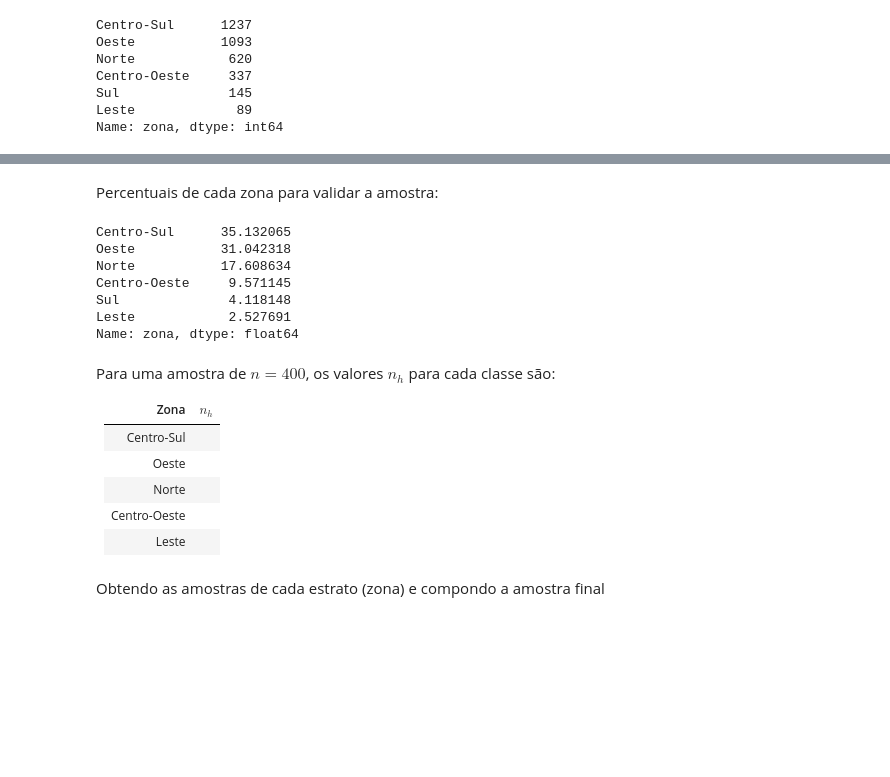
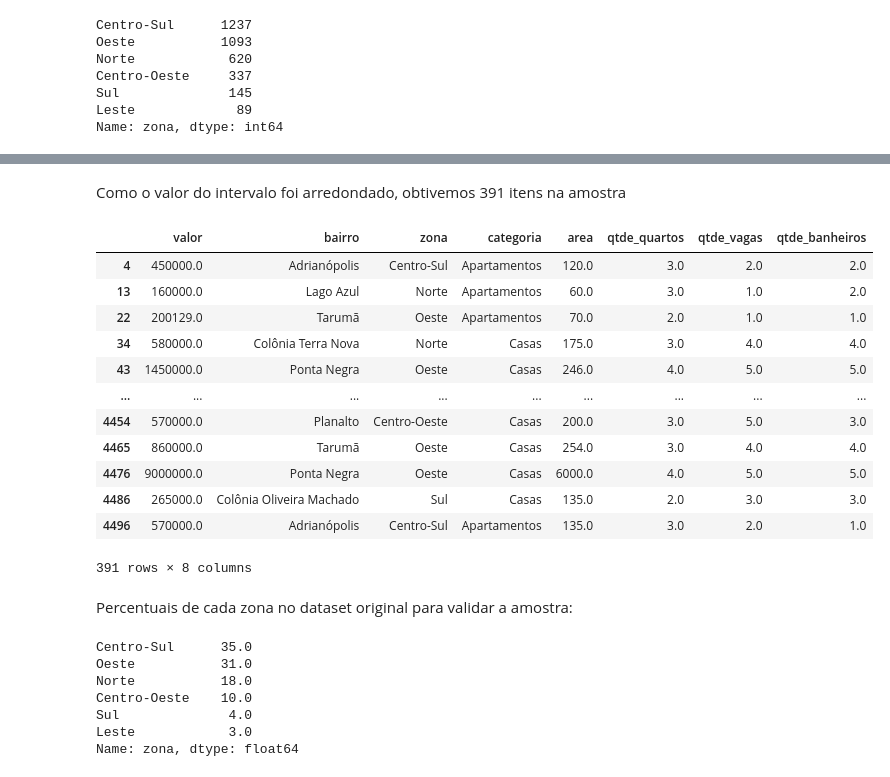
Before and after one commit to migvanderlei/analise_estatistica_mercado_imobiliario, a Jupyter notebook: PE_amostragem.ipynb, the cells around one changed output, grey strips where cells are left out. Cells and saved outputs as stored; diff of their text form; code cells hidden in the pictures; blank space fills up the shorter version.

```diff
--- a/PE_amostragem.ipynb
+++ b/PE_amostragem.ipynb
@@ -73,24 +115,34 @@ Name: zona, dtype: int64
+# %%
+# range com início, fim e intervalo
+ids = np.arange(3, 3521, 9)
+# %% [markdown]
+Como o valor do intervalo foi arredondado, obtivemos 391 itens na amostra
+# %%
+amostra = data.iloc[ids]
+amostra
+# %% [output]
+|  | valor | bairro | zona | categoria | area | qtde_quartos | qtde_vagas | qtde_banheiros |
+| 4 | 450000.0 | Adrianópolis | Centro-Sul | Apartamentos | 120.0 | 3.0 | 2.0 | 2.0 |
+| 13 | 160000.0 | Lago Azul | Norte | Apartamentos | 60.0 | 3.0 | 1.0 | 2.0 |
+| 22 | 200129.0 | Tarumã | Oeste | Apartamentos | 70.0 | 2.0 | 1.0 | 1.0 |
+| 34 | 580000.0 | Colônia Terra Nova | Norte | Casas | 175.0 | 3.0 | 4.0 | 4.0 |
+| 43 | 1450000.0 | Ponta Negra | Oeste | Casas | 246.0 | 4.0 | 5.0 | 5.0 |
+| ... | ... | ... | ... | ... | ... | ... | ... | ... |
+| 4454 | 570000.0 | Planalto | Centro-Oeste | Casas | 200.0 | 3.0 | 5.0 | 3.0 |
+| 4465 | 860000.0 | Tarumã | Oeste | Casas | 254.0 | 3.0 | 4.0 | 4.0 |
+| 4476 | 9000000.0 | Ponta Negra | Oeste | Casas | 6000.0 | 4.0 | 5.0 | 5.0 |
+| 4486 | 265000.0 | Colônia Oliveira Machado | Sul | Casas | 135.0 | 2.0 | 3.0 | 3.0 |
+| 4496 | 570000.0 | Adrianópolis | Centro-Sul | Apartamentos | 135.0 | 3.0 | 2.0 | 1.0 |
+391 rows × 8 columns
 # %% [markdown]
-Percentuais de cada zona para validar a amostra:
+Percentuais de cada zona no dataset original para validar a amostra:
 # %%
-data['zona'].value_counts(normalize=True) * 100
+(data.zona.value_counts(normalize=True) * 100).round()
 # %% [output]
-Centro-Sul      35.132065
-Oeste           31.042318
-Norte           17.608634
-Centro-Oeste     9.571145
-Sul              4.118148
-Leste            2.527691
+Centro-Sul      35.0
+Oeste           31.0
+Norte           18.0
+Centro-Oeste    10.0
+Sul              4.0
+Leste            3.0
 Name: zona, dtype: float64
-# %% [markdown]
-Para uma amostra de $n=400$, os valores $n_h$ para cada classe são:
-
-| Zona         | $n_h$ |
-|--------------|-------|
-| Centro-Sul   |       |
-| Oeste        |       |
-| Norte        |       |
-| Centro-Oeste |       |
-| Leste        |       |
-# %% [markdown]
-Obtendo as amostras de cada estrato (zona) e compondo a amostra final
```
Also changed, not shown: parts of 10 cells of this notebook, 1 other file.
